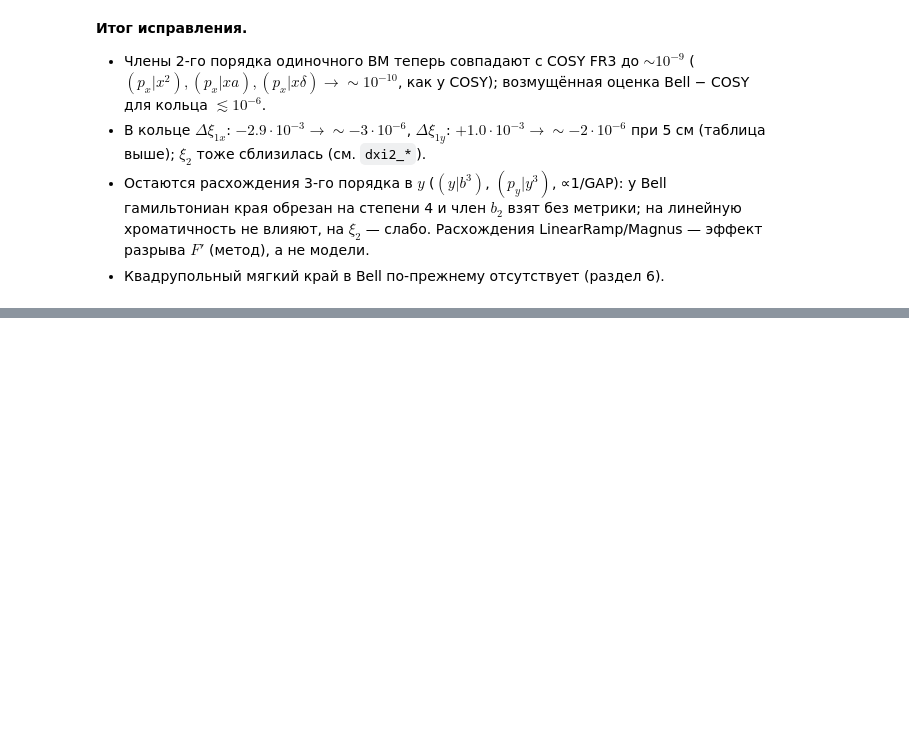
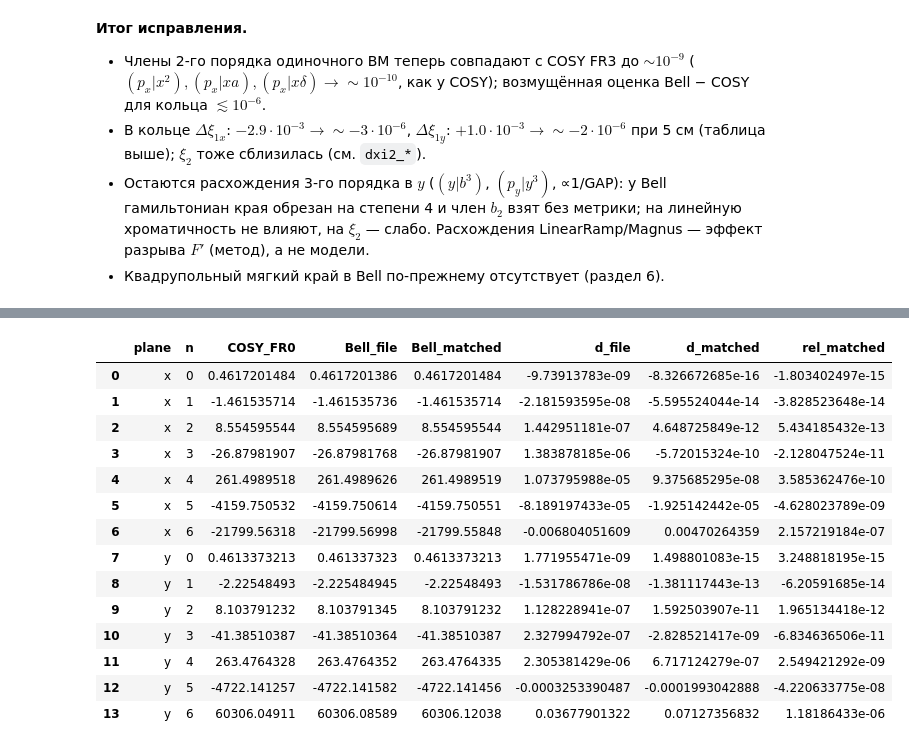
Before and after one commit to sergeybell/SCT_2, a Jupyter notebook: chromaticity/fringe_comparison/fringe_comparison.ipynb, the cells around one changed output, grey strips where cells are left out. Saved outputs shown, nothing was run; the diff lists cells and outputs as text; code cells hidden in the pictures; blank space fills up the shorter version.

```diff
--- a/chromaticity/fringe_comparison/fringe_comparison.ipynb
+++ b/chromaticity/fringe_comparison/fringe_comparison.ipynb
@@ -573,0 +584,30 @@ pd.read_csv('single_dipole/output/perturb_summary.csv')
+# %%
+fx = pd.read_csv('BELL/output/flow_xi.csv')
+cq = pd.read_csv('cosy_q_delta.csv'); cf0 = cq[(cq.variant=='FR0')].drop_duplicates('plane').set_index('plane')
+NB = 8
+T = []
+for pl in ['x','y']:
+    for n in range(0, 7):
+        k = 'q0' if n == 0 else 'xi%d' % n
+        c = cf0.loc[pl, k]
+        f = fx[(fx.lattice=='file')&(fx.source=='flow')&(fx.N==NB)&(fx.plane==pl)].iloc[0][k]
+        m = fx[(fx.lattice=='matched')&(fx.source=='flow')&(fx.N==NB)&(fx.plane==pl)].iloc[0][k]
+        T.append(dict(plane=pl, n=n, COSY_FR0=c, Bell_file=f, Bell_matched=m, d_file=f-c, d_matched=m-c, rel_matched=(m-c)/abs(c)))
+xt = pd.DataFrame(T); xt.to_csv('flow_xi_vs_cosy.csv', index=False)
+pd.set_option('display.float_format', lambda v: '%.10g' % v); xt
+# %% [output]
+|  | plane | n | COSY_FR0 | Bell_file | Bell_matched | d_file | d_matched | rel_matched |
+| 0 | x | 0 | 0.4617201484 | 0.4617201386 | 0.4617201484 | -9.73913783e-09 | -8.326672685e-16 | -1.803402497e-15 |
+| 1 | x | 1 | -1.461535714 | -1.461535736 | -1.461535714 | -2.181593595e-08 | -5.595524044e-14 | -3.828523648e-14 |
+| 2 | x | 2 | 8.554595544 | 8.554595689 | 8.554595544 | 1.442951181e-07 | 4.648725849e-12 | 5.434185432e-13 |
+| 3 | x | 3 | -26.87981907 | -26.87981768 | -26.87981907 | 1.383878185e-06 | -5.72015324e-10 | -2.128047524e-11 |
+| 4 | x | 4 | 261.4989518 | 261.4989626 | 261.4989519 | 1.073795988e-05 | 9.375685295e-08 | 3.585362476e-10 |
+| 5 | x | 5 | -4159.750532 | -4159.750614 | -4159.750551 | -8.189197433e-05 | -1.925142442e-05 | -4.628023789e-09 |
+| 6 | x | 6 | -21799.56318 | -21799.56998 | -21799.55848 | -0.006804051609 | 0.00470264359 | 2.157219184e-07 |
+| 7 | y | 0 | 0.4613373213 | 0.461337323 | 0.4613373213 | 1.771955471e-09 | 1.498801083e-15 | 3.248818195e-15 |
+| 8 | y | 1 | -2.22548493 | -2.225484945 | -2.22548493 | -1.531786786e-08 | -1.381117443e-13 | -6.20591685e-14 |
+| 9 | y | 2 | 8.103791232 | 8.103791345 | 8.103791232 | 1.128228941e-07 | 1.592503907e-11 | 1.965134418e-12 |
+| 10 | y | 3 | -41.38510387 | -41.38510364 | -41.38510387 | 2.327994792e-07 | -2.828521417e-09 | -6.834636506e-11 |
+| 11 | y | 4 | 263.4764328 | 263.4764352 | 263.4764335 | 2.305381429e-06 | 6.717124279e-07 | 2.549421292e-09 |
+| 12 | y | 5 | -4722.141257 | -4722.141582 | -4722.141456 | -0.0003253390487 | -0.0001993042888 | -4.220633775e-08 |
+| 13 | y | 6 | 60306.04911 | 60306.08589 | 60306.12038 | 0.03677901322 | 0.07127356832 | 1.18186433e-06 |
```
Also changed, not shown: parts of 9 cells of this notebook, 6 other files.
